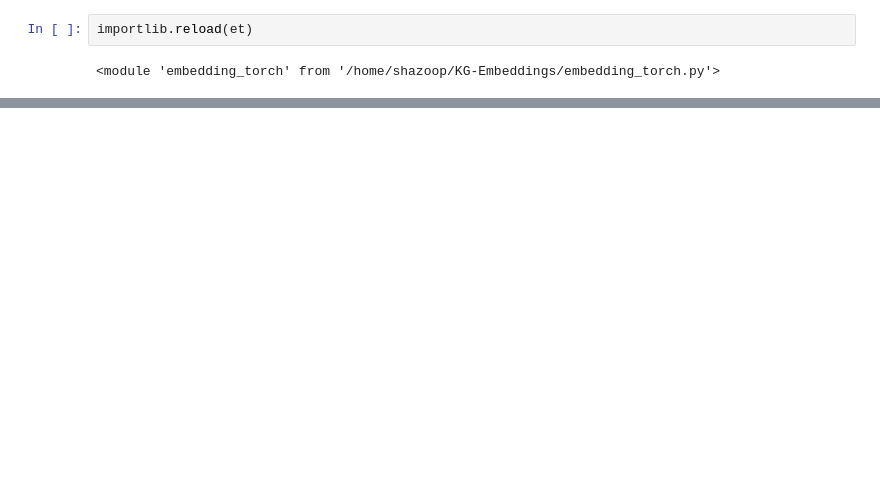
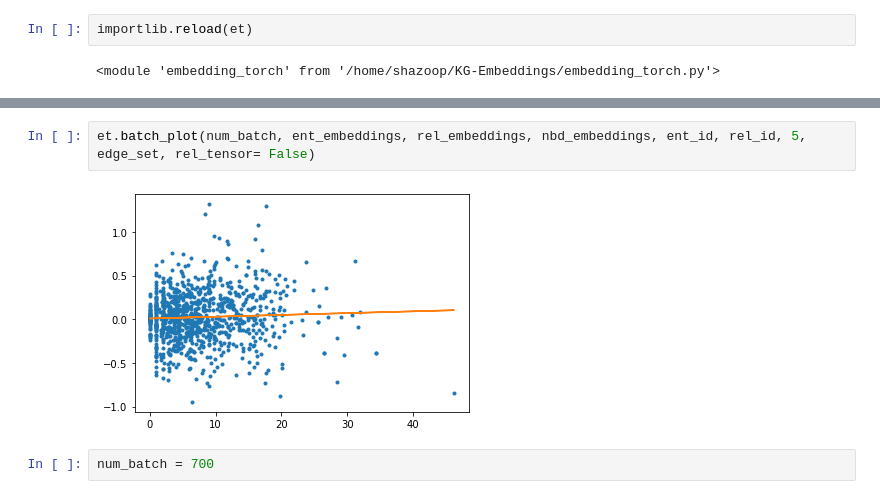
Before and after one commit to shazoop/Graph-Embeddings, a Jupyter notebook: Clean Run.ipynb, the cells around one changed output, grey strips where cells are left out. Cells and saved outputs as stored; diff of their text form; blank space fills up the shorter version.

```diff
--- a/Clean Run.ipynb
+++ b/Clean Run.ipynb
@@ -29,0 +75,6 @@ importlib.reload(et)
+# %%
+et.batch_plot(num_batch, ent_embeddings, rel_embeddings, nbd_embeddings, ent_id, rel_id, 5, edge_set, rel_tensor= False)
+# %% [output]
+[figure, added]
+# %%
+num_batch = 700
```
Also changed, not shown: parts of 28 cells of this notebook, 2 other files.
